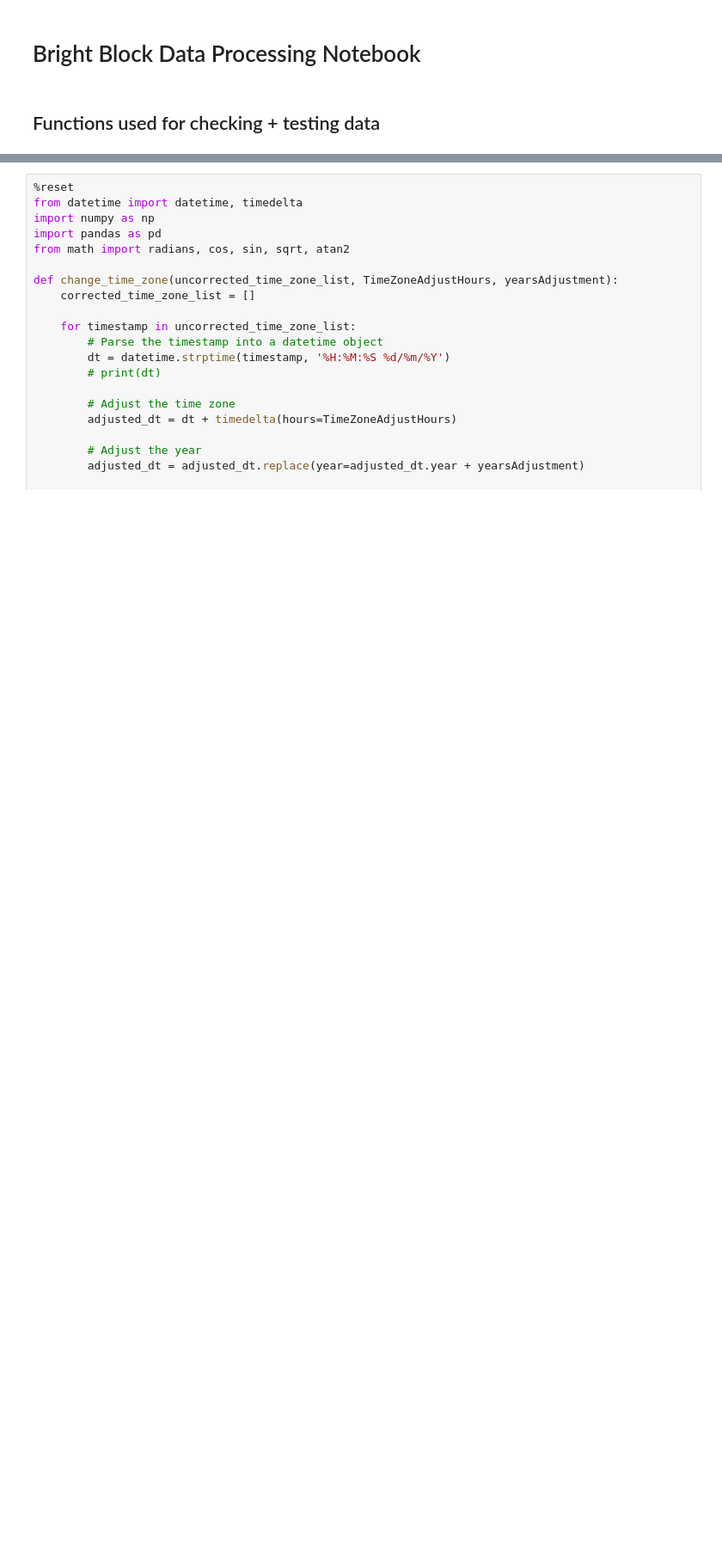
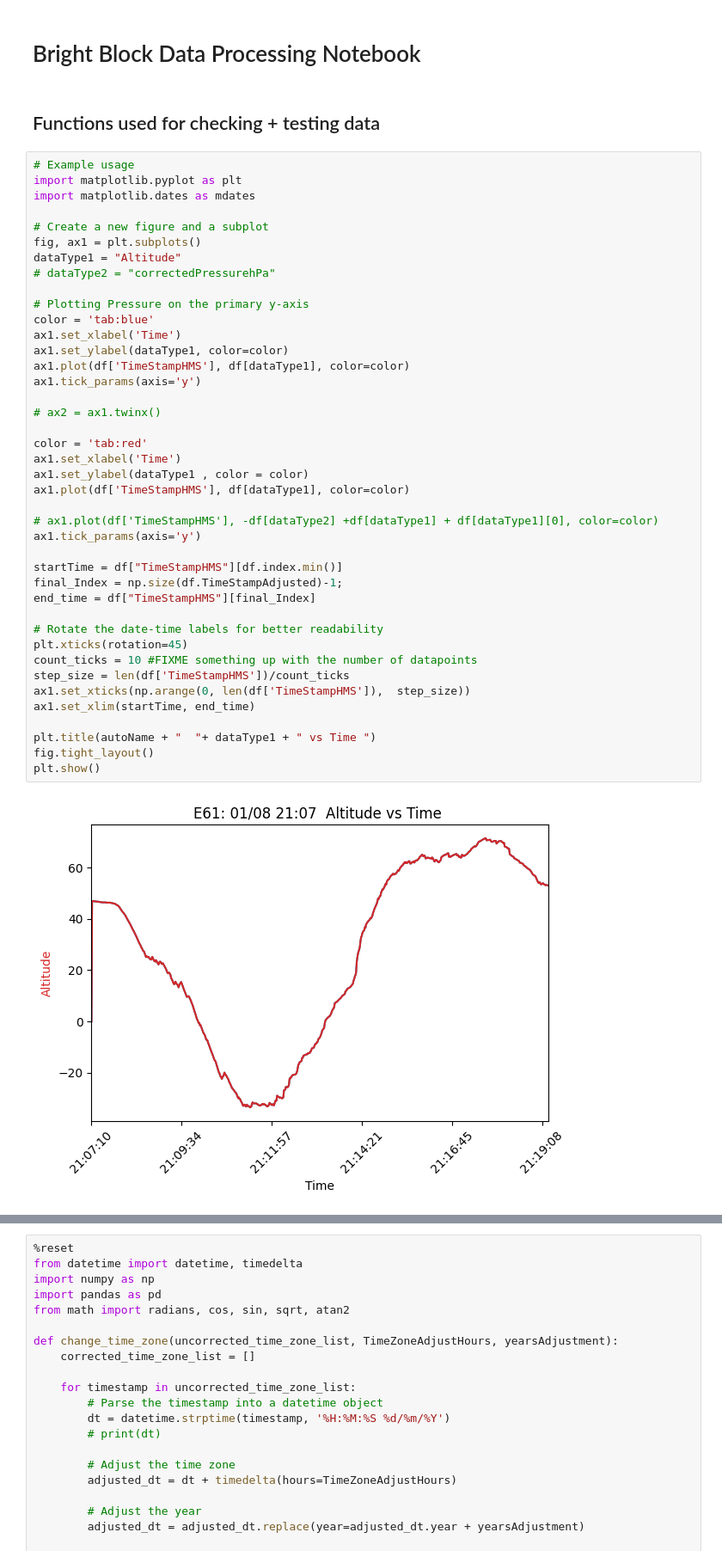
Before and after one commit to KelLynnP/BrightBlock, a Jupyter notebook: DataProcessing/DataAnalysis.ipynb, the cells around one changed output, grey strips where cells are left out. Shown at 86% size. Drawn from its saved outputs; the diff is of its cells as text; blank space fills up the shorter version.

```diff
--- a/DataProcessing/DataAnalysis.ipynb
+++ b/DataProcessing/DataAnalysis.ipynb
@@ -2,3 +2,46 @@
 # Bright Block Data Processing Notebook
 # %% [markdown]
 ## Functions used for checking + testing data
+# %%
+# Example usage
+import matplotlib.pyplot as plt
+import matplotlib.dates as mdates
+
+# Create a new figure and a subplot
+fig, ax1 = plt.subplots()
+dataType1 = "Altitude"
+# dataType2 = "correctedPressurehPa"
+
+# Plotting Pressure on the primary y-axis
+color = 'tab:blue'
+ax1.set_xlabel('Time')
+ax1.set_ylabel(dataType1, color=color)
+ax1.plot(df['TimeStampHMS'], df[dataType1], color=color)
+ax1.tick_params(axis='y')
+
+# ax2 = ax1.twinx()
+
+color = 'tab:red'
+ax1.set_xlabel('Time')
+ax1.set_ylabel(dataType1 , color = color)
+ax1.plot(df['TimeStampHMS'], df[dataType1], color=color)
+
+# ax1.plot(df['TimeStampHMS'], -df[dataType2] +df[dataType1] + df[dataType1][0], color=color)
+ax1.tick_params(axis='y')
+
+startTime = df["TimeStampHMS"][df.index.min()]
+final_Index = np.size(df.TimeStampAdjusted)-1;
+end_time = df["TimeStampHMS"][final_Index]
+
+# Rotate the date-time labels for better readability
+plt.xticks(rotation=45)
+count_ticks = 10 #FIXME something up with the number of datapoints
+step_size = len(df['TimeStampHMS'])/count_ticks
+ax1.set_xticks(np.arange(0, len(df['TimeStampHMS']),  step_size))
+ax1.set_xlim(startTime, end_time)
+
+plt.title(autoName + "  "+ dataType1 + " vs Time ")
+fig.tight_layout()
+plt.show()
+# %% [output]
+[figure, added]
```
Also changed, not shown: parts of 12 cells of this notebook, 27 other files.
